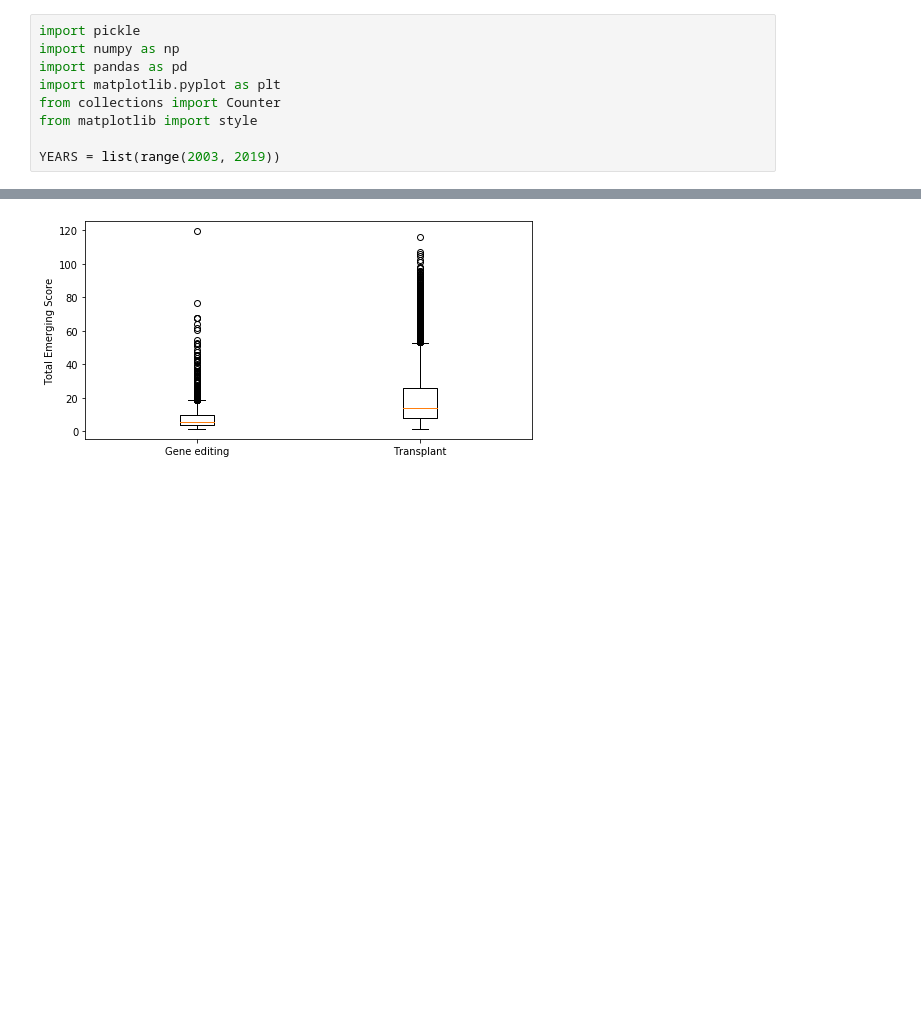
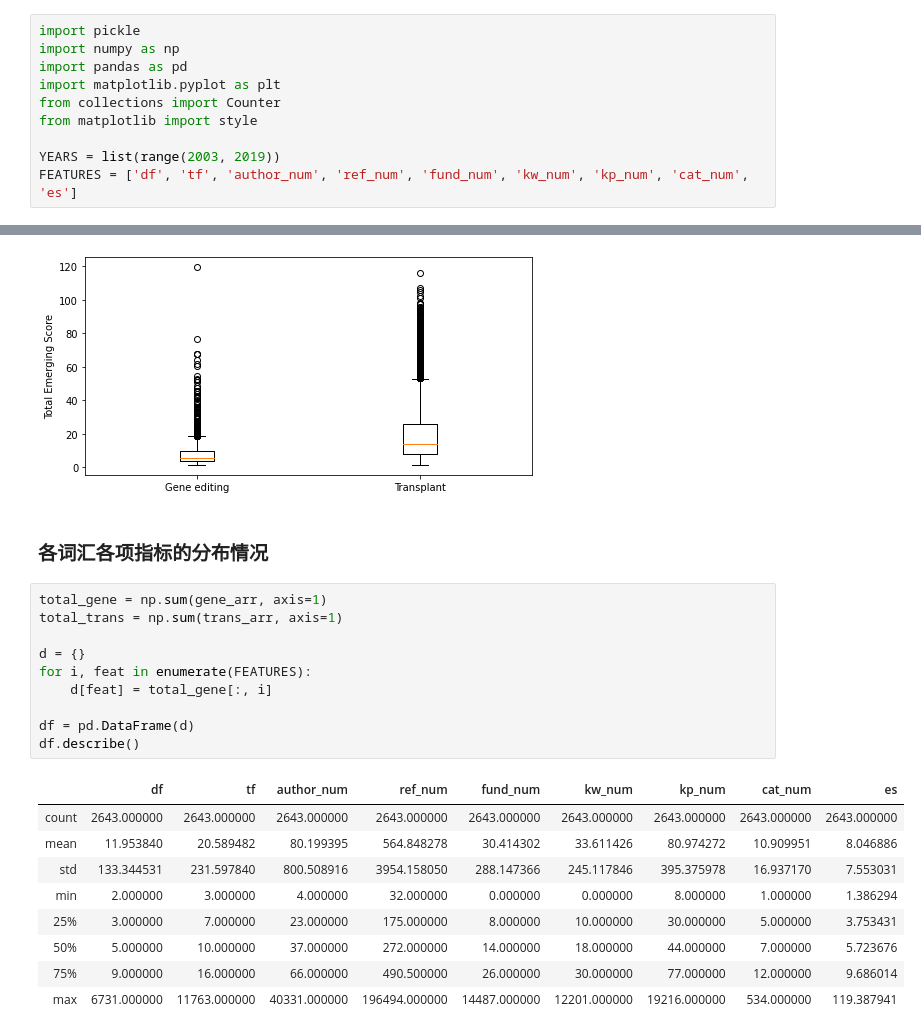
Before and after one commit to tomleung1996/Emerging_Topics_Prediction, a Jupyter notebook: new_data_exploration.ipynb, the cells around one changed output, grey strips where cells are left out. Cells and saved outputs as stored; diff of their text form; blank space fills up the shorter version.

```diff
--- a/new_data_exploration.ipynb
+++ b/new_data_exploration.ipynb
@@ -7,6 +7,7 @@ from collections import Counter
 from matplotlib import style
 
 YEARS = list(range(2003, 2019))
+FEATURES = ['df', 'tf', 'author_num', 'ref_num', 'fund_num', 'kw_num', 'kp_num', 'cat_num', 'es']
 # %% [markdown]
 ### 载入数据
 # %%
@@ -143,3 +149,25 @@ def compare_total_es(es1, es2):
 compare_total_es(gene_total_es, trans_total_es)
 # %% [output]
 [figure]
+# %% [markdown]
+### 各词汇各项指标的分布情况
+# %%
+total_gene = np.sum(gene_arr, axis=1)
+total_trans = np.sum(trans_arr, axis=1)
+
+d = {}
+for i, feat in enumerate(FEATURES):
+    d[feat] = total_gene[:, i]
+
+df = pd.DataFrame(d)
+df.describe()
+# %% [output]
+|  | df | tf | author_num | ref_num | fund_num | kw_num | kp_num | cat_num | es |
+| count | 2643.000000 | 2643.000000 | 2643.000000 | 2643.000000 | 2643.000000 | 2643.000000 | 2643.000000 | 2643.000000 | 2643.000000 |
+| mean | 11.953840 | 20.589482 | 80.199395 | 564.848278 | 30.414302 | 33.611426 | 80.974272 | 10.909951 | 8.046886 |
+| std | 133.344531 | 231.597840 | 800.508916 | 3954.158050 | 288.147366 | 245.117846 | 395.375978 | 16.937170 | 7.553031 |
+| min | 2.000000 | 3.000000 | 4.000000 | 32.000000 | 0.000000 | 0.000000 | 8.000000 | 1.000000 | 1.386294 |
+| 25% | 3.000000 | 7.000000 | 23.000000 | 175.000000 | 8.000000 | 10.000000 | 30.000000 | 5.000000 | 3.753431 |
+| 50% | 5.000000 | 10.000000 | 37.000000 | 272.000000 | 14.000000 | 18.000000 | 44.000000 | 7.000000 | 5.723676 |
+| 75% | 9.000000 | 16.000000 | 66.000000 | 490.500000 | 26.000000 | 30.000000 | 77.000000 | 12.000000 | 9.686014 |
+| max | 6731.000000 | 11763.000000 | 40331.000000 | 196494.000000 | 14487.000000 | 12201.000000 | 19216.000000 | 534.000000 | 119.387941 |
```
Also changed, not shown: parts of 6 cells of this notebook, 3 other files.
